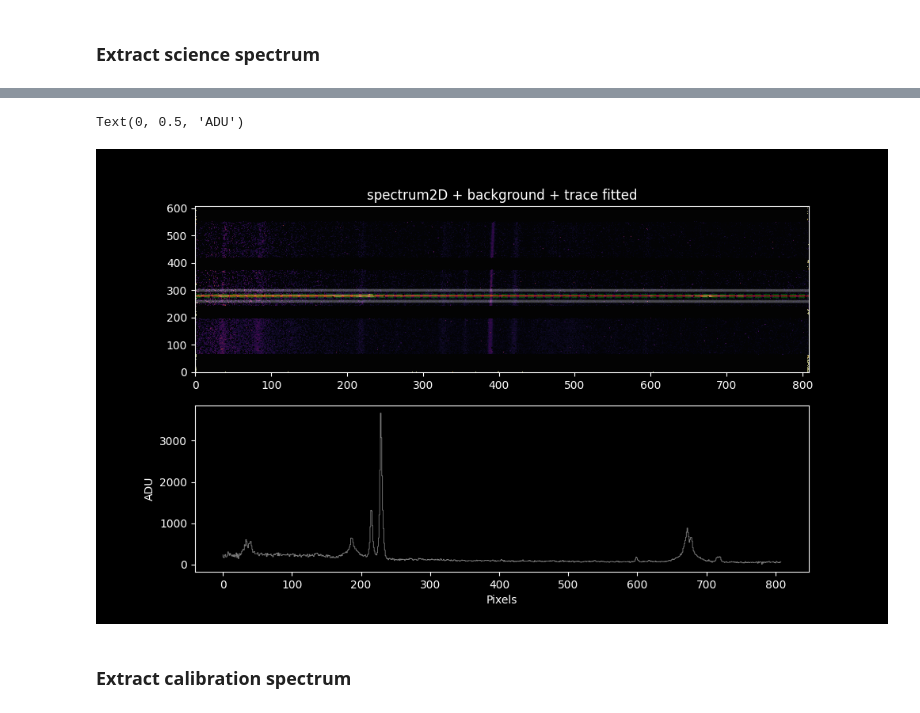
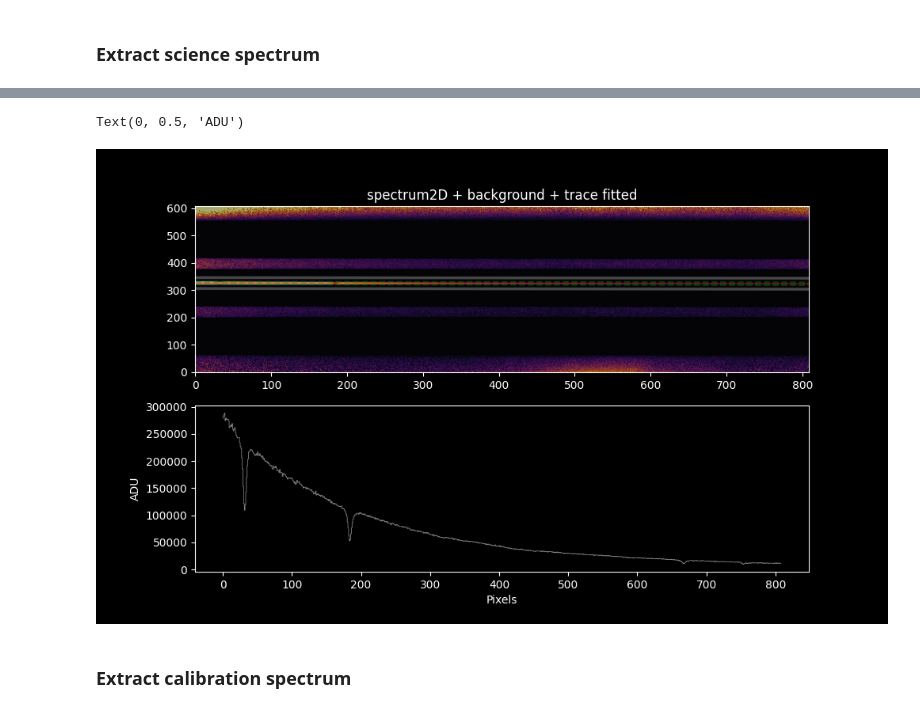
Before and after one commit to plouis35/EasyAstro, a Jupyter notebook: easytools/easyextract.ipynb, the cells around one changed output, grey strips where cells are left out. Cells and saved outputs as stored; diff of their text form; code cells hidden in the pictures.

```diff
--- a/easytools/easyextract.ipynb
+++ b/easytools/easyextract.ipynb
@@ -121,8 +121,8 @@ ALTITUDE = 250
 
 ### science target
 CAPTURE_DIR='../../../CAPTURES/20161200_CHATEAU_TIPE/spectro_TIPE_bruts/'
-TARGET = 'ngc4151'
-#TARGET = 'markab'
+#TARGET = 'ngc4151'
+TARGET = 'markab'
 #REFERENCE_STAR = 'delumi_stis_004.fits'             # CALSPEC
 REFERENCE_STAR = 'hd158485_stis_007.fits'             # CALSPEC
 WAVE_RANGE = 3000, 9000
@@ -142,8 +142,8 @@ PIXELS = [78.099, 128.005, 200.651, 339.185, 468.038, 550.164, 617.539, 677.917,
 # %%
 logger.info('extracting science spectra...')
 
-#master_science = CCDData.read(CAPTURE_DIR + TARGET + '-reduced.fit', unit = u.adu)
-master_science = CCDData.read(CAPTURE_DIR + TARGET + '-reduced-cosmics' + '.fit', unit = u.adu)
+master_science = CCDData.read(CAPTURE_DIR + TARGET + '-reduced.fit', unit = u.adu)
+#master_science = CCDData.read(CAPTURE_DIR + TARGET + '-reduced-cosmics' + '.fit', unit = u.adu)
 master_calib = CCDData.read(CAPTURE_DIR + 'mastercalib.fit', unit = u.adu)
 
 #sci_tr = tracing.FlatTrace(master_science, 407)
@@ -152,7 +152,7 @@ sci_tr = FitTrace(master_science,
                           trace_model = models.Polynomial1D(degree=2),
                           peak_method = 'gaussian',
                           window = 20,
-                          guess=281
+                          #guess=281
                          )
 #trace_model : one of Chebyshev1D, Legendre1D, Polynomial1D, or Spline1D
 #peak_method : One of gaussian, centroid, or max. gaussian
@@ -198,5 +198,5 @@ Parameters:
 Text(0, 0.5, 'ADU')
-[figure, old version]
+[figure, new version]
 # %% [markdown]
 ### Extract calibration spectrum
 # %%
```
Also changed, not shown: parts of 9 cells of this notebook.
